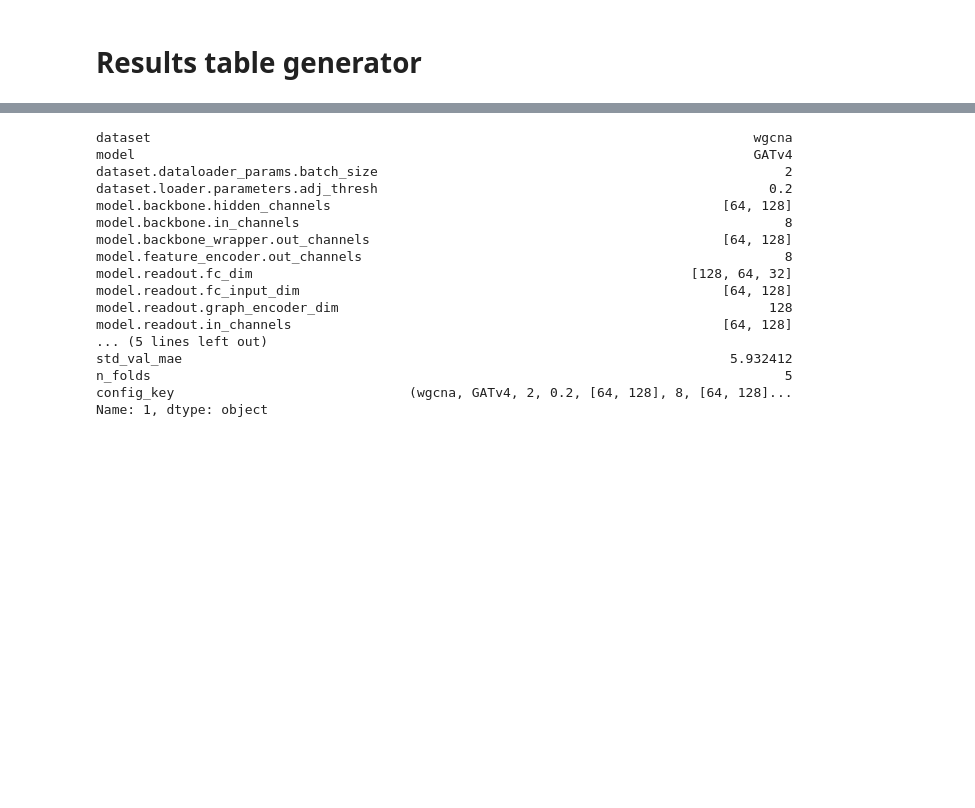
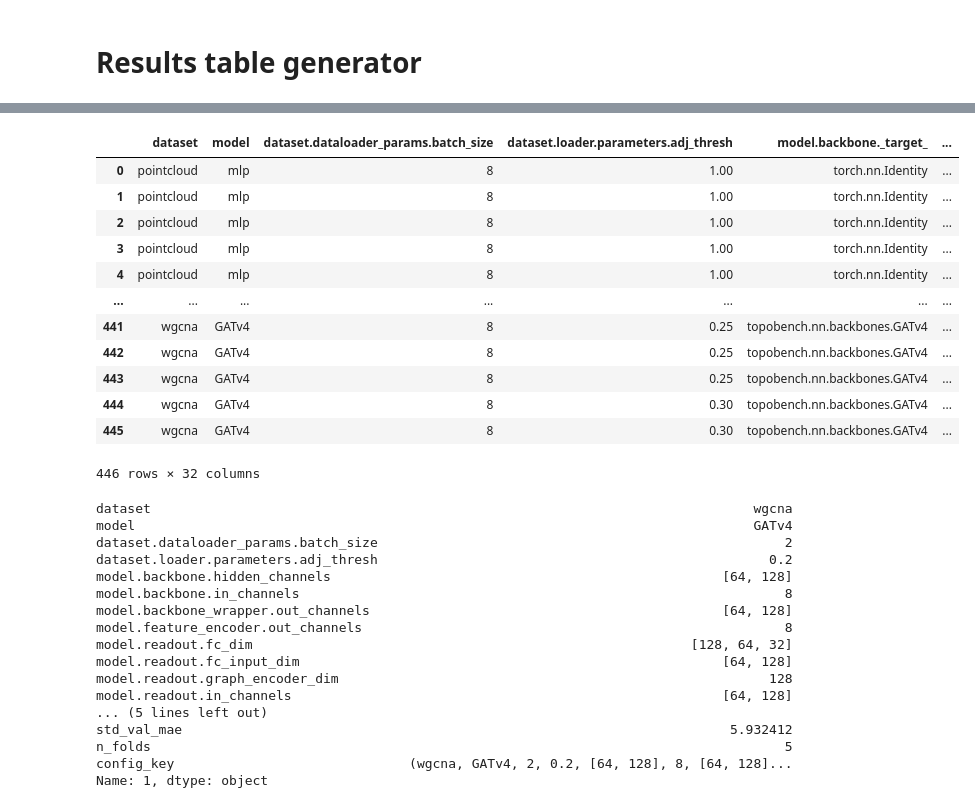
Before and after one commit to geometric-intelligence/TopoProteo, a Jupyter notebook: tutorials/table_generator.ipynb, the cells around one changed output, grey strips where cells are left out. Drawn from its saved outputs; the diff is of its cells as text; code cells hidden in the pictures; blank space fills up the shorter version.

Commit message:
Update table generator script

```diff
--- a/tutorials/table_generator.ipynb
+++ b/tutorials/table_generator.ipynb
@@ -7,8 +7,8 @@
 import numpy as np
 from utils_table_generator import *
 
-wandb_username = "lcornelis"#"gbg141"#"lcornelis"  # Change this to your W&B username if needed
-wandb_project = "TopoProteoGatV4"#"TopoProteoGatV4"#"ProteoBaselines"  # Change this to your W&B project name if needed
+wandb_username = "gbg141"#"gbg141"#"lcornelis"  # Change this to your W&B username if needed
+wandb_project = "Proteo_small" #"TopoProteoGatV4"#"ProteoBaselines"  # Change this to your W&B project name if needed
 metric = "mse"  # Change this to the metric you want to extract (e.g., "mae", "mse", etc.)
 original_units = True  # Set to True if you want to convert back to original units
 csv_filename = wandb_project+"_"+wandb_username+"_"+"_results.csv"  # Output CSV filename
@@ -52,3 +47,19 @@ summary
+# %%
+grouped
+# %% [output]
+|  | dataset | model | dataset.dataloader_params.batch_size | dataset.loader.parameters.adj_thresh | model.backbone._target_ | ... |
+| 0 | pointcloud | mlp | 8 | 1.00 | torch.nn.Identity | ... |
+| 1 | pointcloud | mlp | 8 | 1.00 | torch.nn.Identity | ... |
+| 2 | pointcloud | mlp | 8 | 1.00 | torch.nn.Identity | ... |
+| 3 | pointcloud | mlp | 8 | 1.00 | torch.nn.Identity | ... |
+| 4 | pointcloud | mlp | 8 | 1.00 | torch.nn.Identity | ... |
+| ... | ... | ... | ... | ... | ... | ... |
+| 441 | wgcna | GATv4 | 8 | 0.25 | topobench.nn.backbones.GATv4 | ... |
+| 442 | wgcna | GATv4 | 8 | 0.25 | topobench.nn.backbones.GATv4 | ... |
+| 443 | wgcna | GATv4 | 8 | 0.25 | topobench.nn.backbones.GATv4 | ... |
+| 444 | wgcna | GATv4 | 8 | 0.30 | topobench.nn.backbones.GATv4 | ... |
+| 445 | wgcna | GATv4 | 8 | 0.30 | topobench.nn.backbones.GATv4 | ... |
+446 rows × 32 columns
 # %%
 best_configs.iloc[1]
 # %% [output]
```
Also changed, not shown: parts of 4 cells of this notebook, 1 other file.
